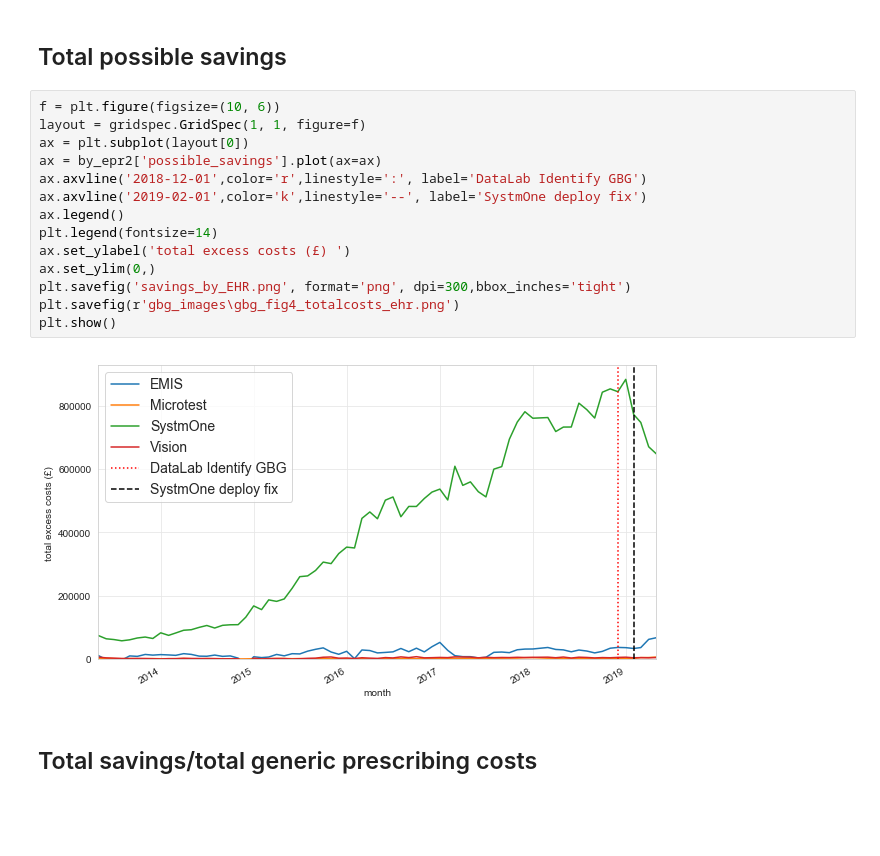
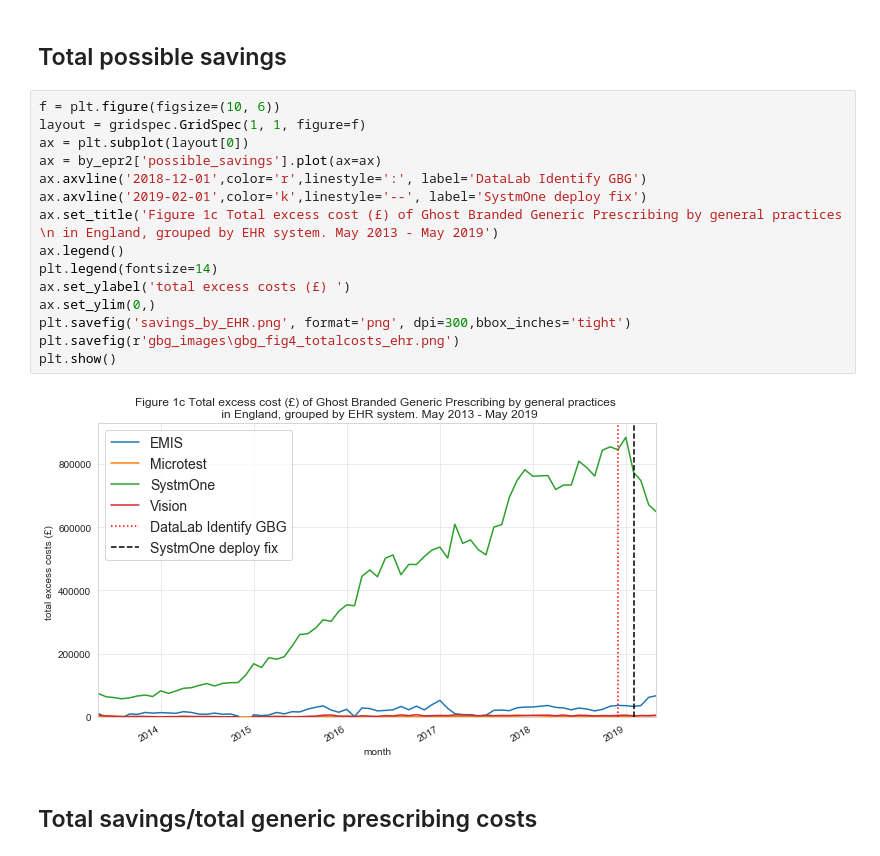
Before and after one commit to ebmdatalab/ghost_branded_generics_paper, a Jupyter notebook: Ghost Branded Generics.ipynb, the cells around one changed output. Drawn from its saved outputs; the diff is of its cells as text; blank space fills up the shorter version.

```diff
--- a/Ghost Branded Generics.ipynb
+++ b/Ghost Branded Generics.ipynb
@@ -534,19 +547,20 @@ plt.show()
 # %%
 f = plt.figure(figsize=(10, 6))
 layout = gridspec.GridSpec(1, 1, figure=f)
 ax = plt.subplot(layout[0])
 ax = by_epr2['possible_savings'].plot(ax=ax)
 ax.axvline('2018-12-01',color='r',linestyle=':', label='DataLab Identify GBG')
 ax.axvline('2019-02-01',color='k',linestyle='--', label='SystmOne deploy fix')
+ax.set_title('Figure 1c Total excess cost (£) of Ghost Branded Generic Prescribing by general practices \n in England, grouped by EHR system. May 2013 - May 2019')
 ax.legend()
 plt.legend(fontsize=14)
 ax.set_ylabel('total excess costs (£) ')
 ax.set_ylim(0,)
 plt.savefig('savings_by_EHR.png', format='png', dpi=300,bbox_inches='tight')
 plt.savefig(r'gbg_images\gbg_fig4_totalcosts_ehr.png')
 plt.show()
 # %% [output]
-[figure, old version]
+[figure, new version]
 # %% [markdown]
 ## Total savings/total generic prescribing costs
 # %%
```
Also changed, not shown: parts of 25 cells of this notebook, 16 other files.
